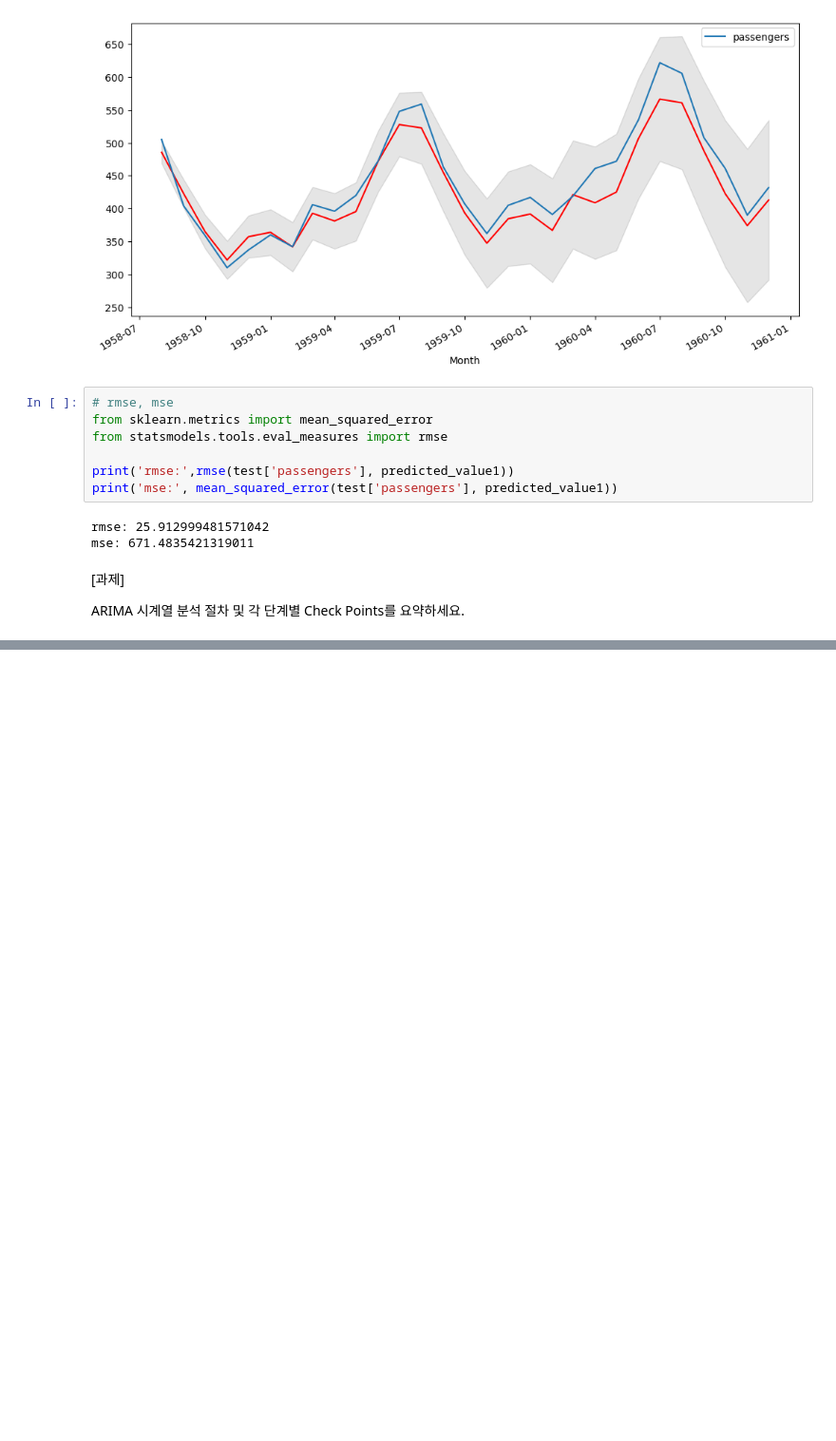
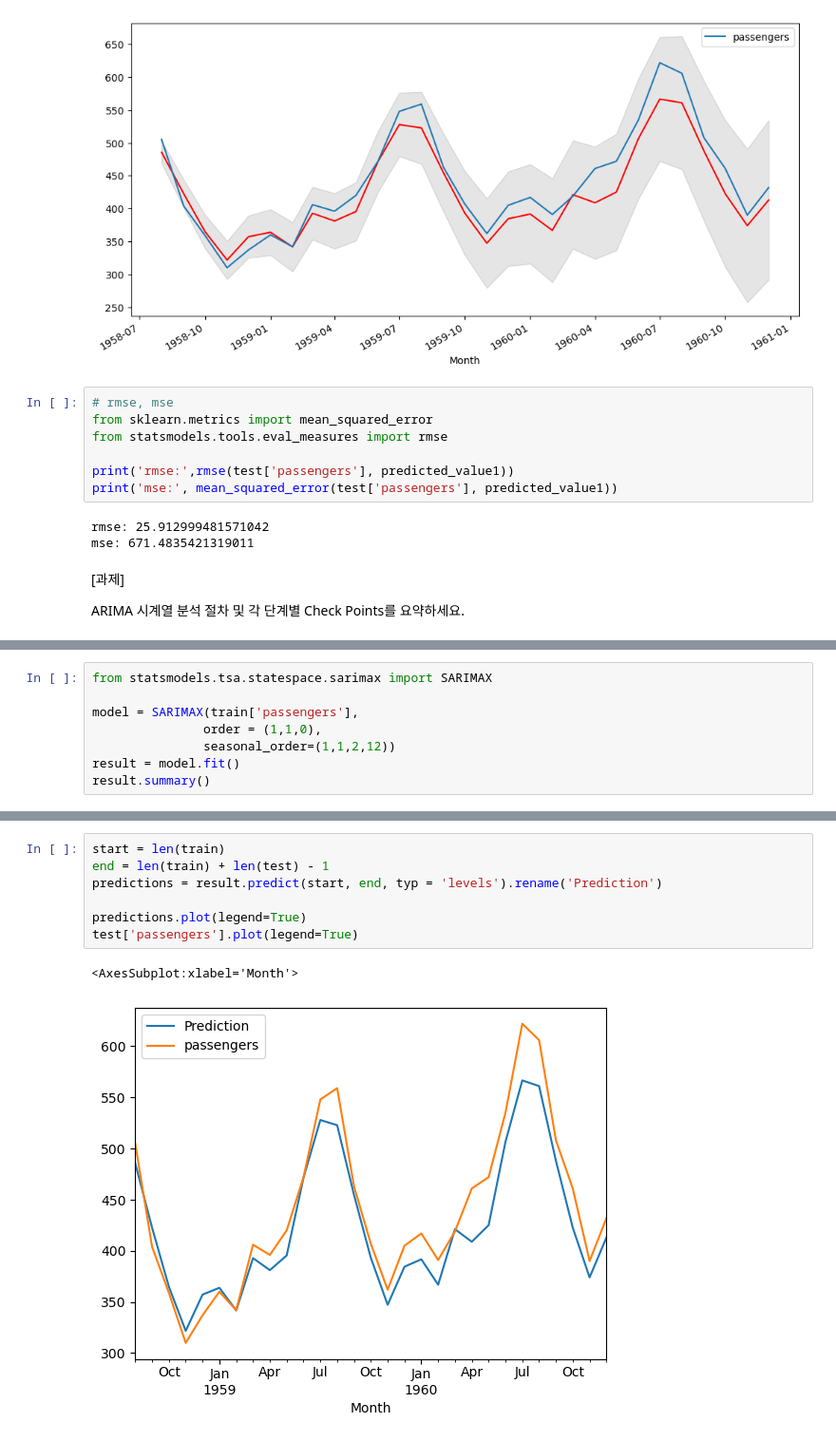
Before and after one commit to bnv20/Caba_ml, a Jupyter notebook: ML56_시계열분석_ARIMA_SARIMA_guide.ipynb, the cells around one changed output, grey strips where cells are left out. Shown at 95% size. Drawn from its saved outputs; the diff is of its cells as text; blank space fills up the shorter version.

```diff
--- a/ML56_시계열분석_ARIMA_SARIMA_guide.ipynb
+++ b/ML56_시계열분석_ARIMA_SARIMA_guide.ipynb
@@ -428,0 +481,8 @@ ARIMA 시계열 분석 절차 및 각 단계별 Check Points를 요약하세요.
+# %%
+from statsmodels.tsa.statespace.sarimax import SARIMAX
+
+model = SARIMAX(train['passengers'],
+               order = (1,1,0),
+               seasonal_order=(1,1,2,12))
+result = model.fit()
+result.summary()
@@ -428,0 +510,10 @@ ARIMA 시계열 분석 절차 및 각 단계별 Check Points를 요약하세요.
+# %%
+start = len(train)
+end = len(train) + len(test) - 1
+predictions = result.predict(start, end, typ = 'levels').rename('Prediction')
+
+predictions.plot(legend=True)
+test['passengers'].plot(legend=True)
+# %% [output]
+<AxesSubplot:xlabel='Month'>
+[figure, added]
```
Also changed, not shown: parts of 6 cells of this notebook.
